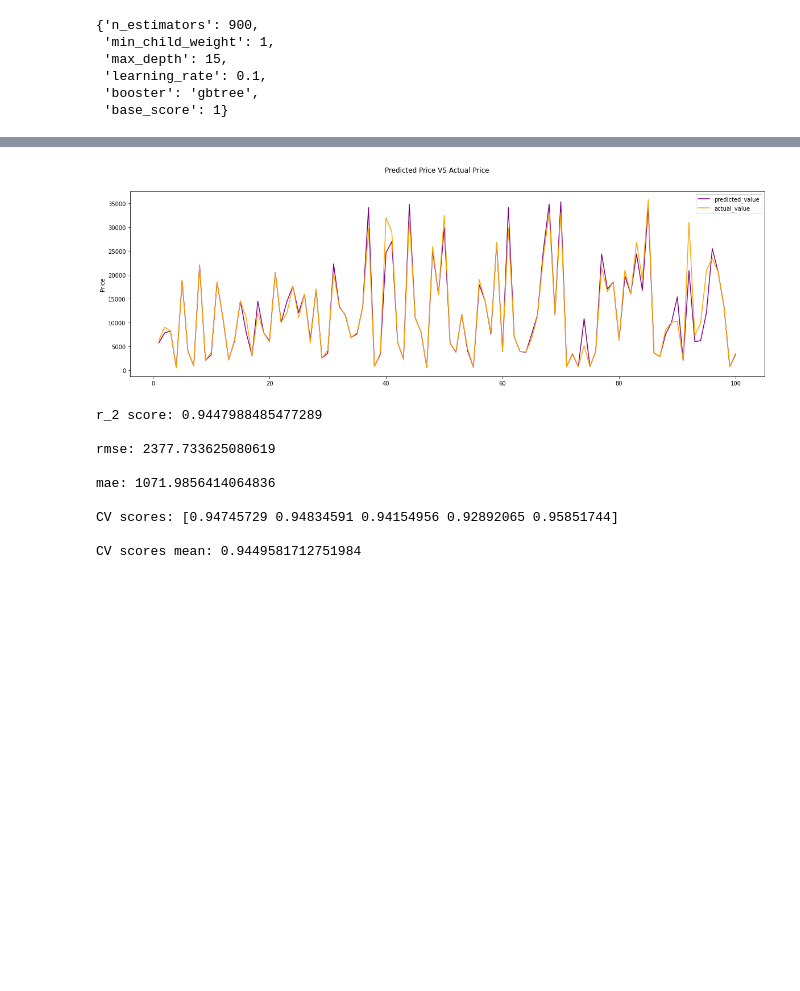
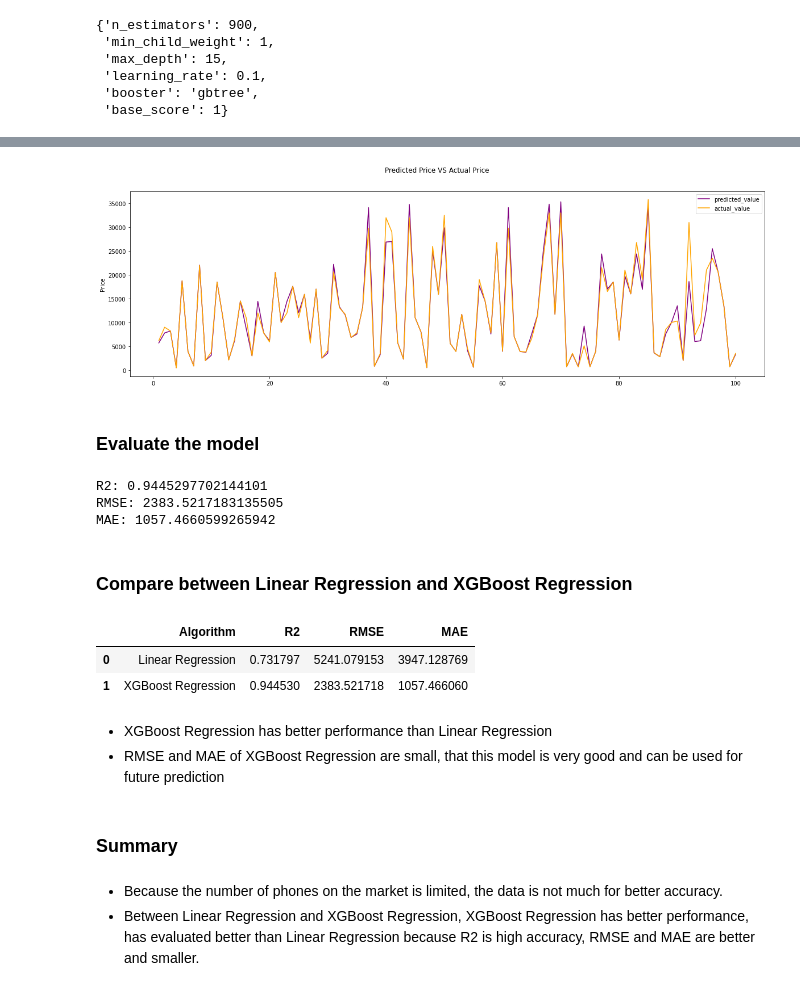
Before and after one commit to bongudth/mobile-price-prediction, a Jupyter notebook: modeling.ipynb, the cells around one changed output, grey strips where cells are left out. Drawn from its saved outputs; the diff is of its cells as text; code cells hidden in the pictures; blank space fills up the shorter version.

Commit message:
chore(modeling): add decription for modeling

```diff
--- a/modeling.ipynb
+++ b/modeling.ipynb
@@ -186,0 +163,15 @@ CV scores mean: 0.7477522285532074
+# %%
+def accuracy_score(y_test, y_pred, algorithm):
+  # r2_score
+  R2 = r2_score(y_test, y_pred)
+  # RMSE
+  rmse = mean_squared_error(y_test, y_pred, squared=False)
+  # MAE
+  mae = mean_absolute_error(y_test, y_pred)
+  # return the results
+  return (R2, rmse, mae)
+# %%
+R2_linear, rmse_linear, mae_linear = accuracy_score(y_test, y_pred, lrg)
+print('R2:', R2_linear)
+print('RMSE:', rmse_linear)
+print('MAE:', mae_linear)
@@ -259,11 +295,11 @@ random_cv.best_params_
 # %%
-regressor = xgboost.XGBRegressor(base_score=0.25, booster='gbtree', callbacks=None,
+regressor = xgboost.XGBRegressor(base_score=1, booster='gbtree', callbacks=None,
              colsample_bylevel=1, colsample_bynode=1, colsample_bytree=1,
              early_stopping_rounds=None, enable_categorical=False,
              eval_metric=None, gamma=0, gpu_id=-1, grow_policy='depthwise',
              importance_type=None, interaction_constraints='',
-             learning_rate=0.15, max_bin=256, max_cat_to_onehot=4,
-             max_delta_step=0, max_depth=15, max_leaves=0, min_child_weight=2,
-             monotone_constraints='()', n_estimators=1500,
-             n_jobs=0, num_parallel_tree=1, predictor='auto', random_state=0,
-             reg_alpha=0, reg_lambda=1)
+             learning_rate=0.1, max_bin=256, max_cat_to_onehot=4,
+             max_delta_step=0, max_depth=15, max_leaves=0, min_child_weight=1,
+             monotone_constraints='()', n_estimators=900, n_jobs=0,
+             num_parallel_tree=1, predictor='auto', random_state=0, reg_alpha=0,
+             reg_lambda=1)
@@ -285,17 +327,35 @@ y_pred_advanced = regressor.predict(x_test)
 # %%
 plot_residuals(y_test, y_pred_advanced)
 # %% [output]
-[figure, old version]
+[figure, new version]
+# %% [markdown]
+### Evaluate the model
 # %%
-
-accuracy_score(y_test, y_pred_advanced, regressor)
+R2_xgboost, rmse_xgboost, mae_xgboost = accuracy_score(y_test, y_pred_advanced, regressor)
-# %% [output]
-r_2 score: 0.9447988485477289
-
-rmse: 2377.733625080619
-
-mae: 1071.9856414064836
-
-CV scores: [0.94745729 0.94834591 0.94154956 0.92892065 0.95851744]
-
-CV scores mean: 0.9449581712751984
+# %%
+print('R2:', R2_xgboost)
+print('RMSE:', rmse_xgboost)
+print('MAE:', mae_xgboost)
+# %% [output]
+R2: 0.9445297702144101
+RMSE: 2383.5217183135505
+MAE: 1057.4660599265942
+# %% [markdown]
+### Compare between Linear Regression and XGBoost Regression
+# %%
+results = pd.DataFrame(columns=['Algorithm', 'R2', 'RMSE', 'MAE'])
+results.loc[0] = ['Linear Regression', R2_linear, rmse_linear, mae_linear]
+results.loc[1] = ['XGBoost Regression', R2_xgboost, rmse_xgboost, mae_xgboost]
+results.head()
+# %% [output]
+|  | Algorithm | R2 | RMSE | MAE |
+| 0 | Linear Regression | 0.731797 | 5241.079153 | 3947.128769 |
+| 1 | XGBoost Regression | 0.944530 | 2383.521718 | 1057.466060 |
+# %% [markdown]
+- XGBoost Regression has better performance than Linear Regression
+- RMSE and MAE of XGBoost Regression are small, that this model is very good and can be used for future prediction
+# %% [markdown]
+### Summary
+# %% [markdown]
+- Because the number of phones on the market is limited, the data is not much for better accuracy.
+- Between Linear Regression and XGBoost Regression, XGBoost Regression has better performance, has evaluated better than Linear Regression because R2 is high accuracy, RMSE and MAE are better and smaller.
```
Also changed, not shown: parts of 27 cells of this notebook.
